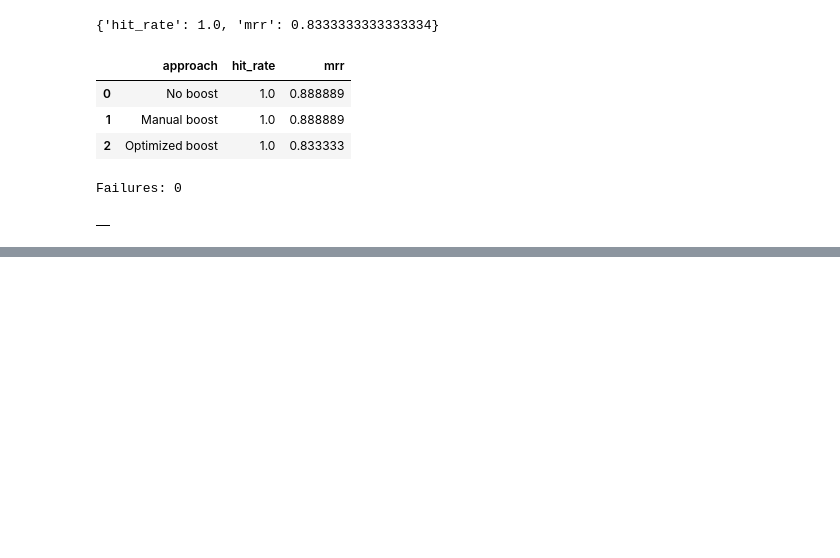
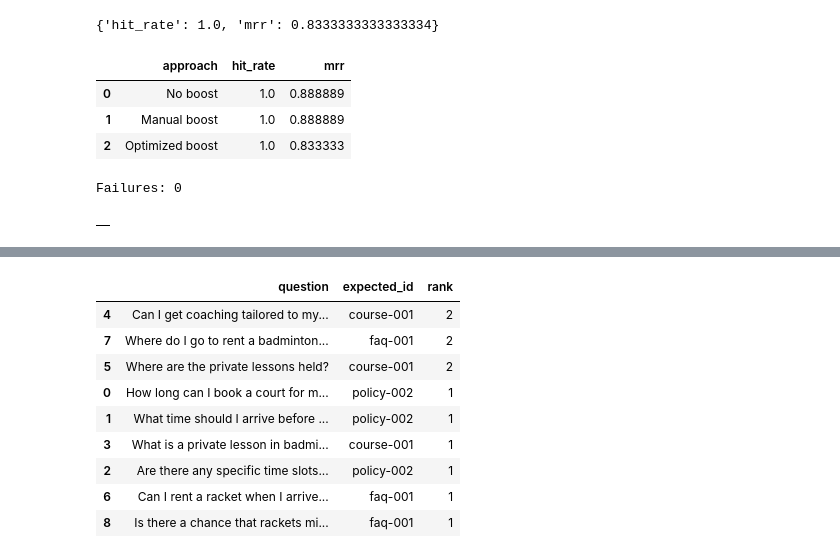
Before and after one commit to tonyweng0906/Tonyweng-AI-agent-Project, a Jupyter notebook: 02-retrieval-evaluation.ipynb, the cells around one changed output, grey strips where cells are left out. Drawn from its saved outputs; the diff is of its cells as text; code cells hidden in the pictures; blank space fills up the shorter version.

```diff
--- a/02-retrieval-evaluation.ipynb
+++ b/02-retrieval-evaluation.ipynb
@@ -624,0 +625,51 @@ KeyError: 'expected_id'
+# %%
+def collect_rankings(
+    ground_truth: list[dict],
+    search_function,
+) -> pd.DataFrame:
+    rows = []
+
+    for item in ground_truth:
+        results = search_function(item["question"])
+        result_ids = [result["id"] for result in results]
+
+        try:
+            rank = result_ids.index(item["id"]) + 1
+        except ValueError:
+            rank = None
+
+        rows.append(
+            {
+                "question": item["question"],
+                "expected_id": item["id"],
+                "rank": rank,
+            }
+        )
+
+    return pd.DataFrame(rows)
+# %%
+ranking_df = collect_rankings(
+    ground_truth=gt_test,
+    search_function=lambda question: minsearch_search(
+        query=question,
+        boost=best_boost,
+        num_results=10,
+    ),
+)
+
+ranking_df.sort_values(
+    by="rank",
+    ascending=False,
+    na_position="first",
+).head(20)
+# %% [output]
+|  | question | expected_id | rank |
+| 4 | Can I get coaching tailored to my... | course-001 | 2 |
+| 7 | Where do I go to rent a badminton... | faq-001 | 2 |
+| 5 | Where are the private lessons held? | course-001 | 2 |
+| 0 | How long can I book a court for m... | policy-002 | 1 |
+| 1 | What time should I arrive before ... | policy-002 | 1 |
+| 3 | What is a private lesson in badmi... | course-001 | 1 |
+| 2 | Are there any specific time slots... | policy-002 | 1 |
+| 6 | Can I rent a racket when I arrive... | faq-001 | 1 |
+| 8 | Is there a chance that rackets mi... | faq-001 | 1 |
```
Also changed, not shown: parts of 5 cells of this notebook, 1 other file.
